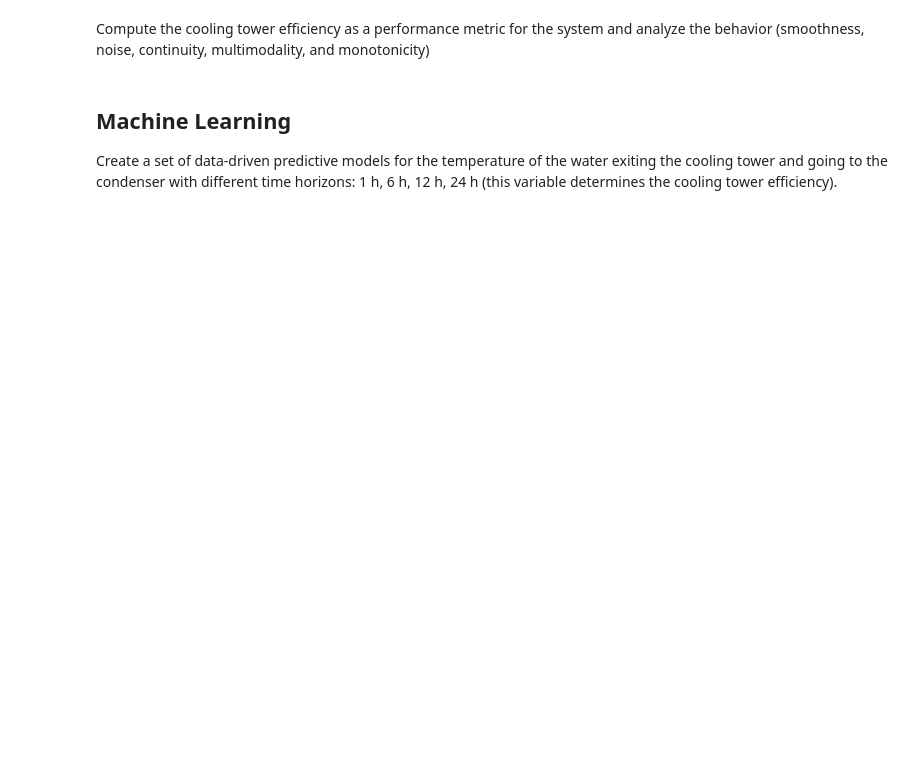
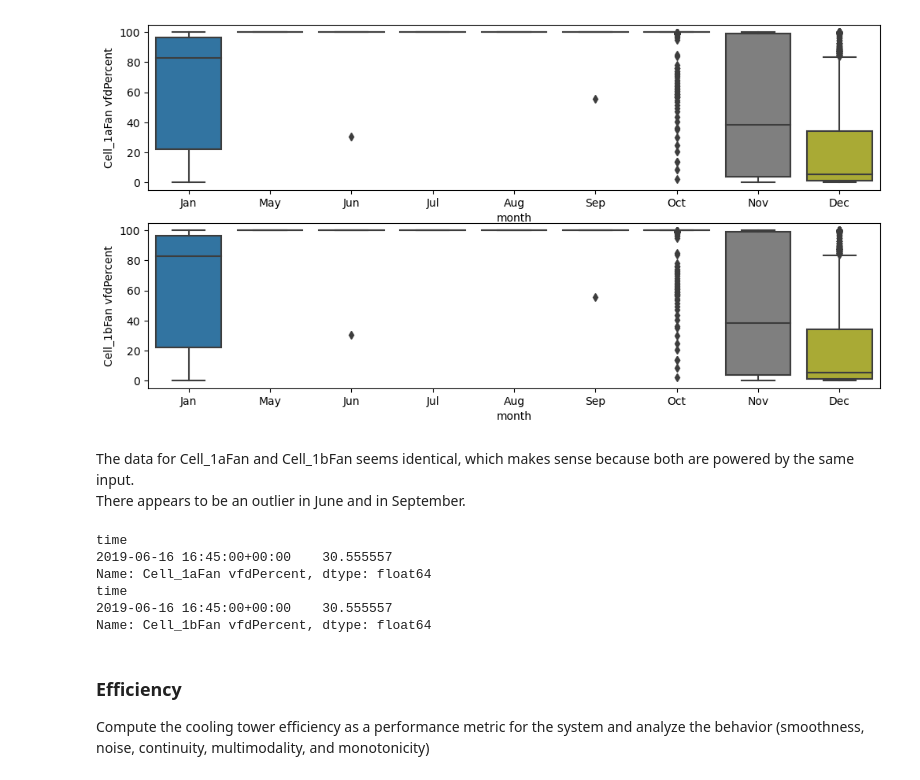
Before and after one commit to MACS-Research-Lab/Transfer-Learning-for-BES-Energy-Forecasting, a Jupyter notebook: analysis.ipynb, the cells around one changed output. Saved outputs shown, nothing was run; the diff lists cells and outputs as text; code cells hidden in the pictures; blank space fills up the shorter version.

Commit message:
boxplot visualization

```diff
--- a/analysis.ipynb
+++ b/analysis.ipynb
@@ -18,0 +21,5 @@ The temperature difference between inlet and outlet water (t_i  - t_o ) is no
+# %%
+import pandas as pd
+
+df = pd.read_csv('data/2621_Cooling_Tower_1.csv', index_col='time')
+df.head()
@@ -20,0 +60,6 @@ The temperature difference between inlet and outlet water (t_i  - t_o ) is no
+# %%
+df.dropna(axis=1, how="all", inplace=True)
+# %%
+# fix data types
+df.index = pd.to_datetime(df.index, utc='True')
+df.dtypes
@@ -22,0 +103,30 @@ The temperature difference between inlet and outlet water (t_i  - t_o ) is no
+# %%
+df['month'] = df.index.strftime('%b')
+
+fig, ax = plt.subplots(2)
+fig.set_size_inches((12,6))
+sns.boxplot(x='month',y='Cell_1aFan vfdPercent', data=df.loc[df['Cell_1aFan fanOnOff'] == True],ax=ax[0])
+sns.boxplot(x='month',y='Cell_1bFan vfdPercent', data=df.loc[df['Cell_1bFan fanOnOff'] == True],ax=ax[1])
+plt.show()
+# %% [output]
+[figure, added]
+# %% [markdown]
+The data for Cell_1aFan and Cell_1bFan seems identical, which makes sense because both are powered by the same input. <br/>
+There appears to be an outlier in June and in September.
+# %%
+def find_outliers_IQR(df):
+   q1=df.quantile(0.25)
+   q3=df.quantile(0.75)
+   IQR=q3-q1
+   outliers = df[((df<(q1-1.5*IQR)) | (df>(q3+1.5*IQR)))]
+   return outliers
+
+print(find_outliers_IQR(df.loc['2019-06','Cell_1aFan vfdPercent'].loc[df['Cell_1aFan fanOnOff'] == True]))
+print(find_outliers_IQR(df.loc['2019-06','Cell_1bFan vfdPercent'].loc[df['Cell_1bFan fanOnOff'] == True]))
+# %% [output]
+time
+2019-06-16 16:45:00+00:00    30.555557
+Name: Cell_1aFan vfdPercent, dtype: float64
+time
+2019-06-16 16:45:00+00:00    30.555557
+Name: Cell_1bFan vfdPercent, dtype: float64
@@ -23,5 +135,3 @@ The temperature difference between inlet and outlet water (t_i  - t_o ) is no
 # %% [markdown]
+### Efficiency
 Compute the cooling tower efficiency as a performance metric for the system and analyze the behavior (smoothness, noise, continuity, multimodality, and monotonicity)
-# %% [markdown]
-## Machine Learning
-Create a set of data-driven predictive models for the temperature of the water exiting the cooling tower and going to the condenser with different time horizons: 1 h, 6 h, 12 h, 24 h (this variable determines the cooling tower efficiency).
```
Also changed, not shown: parts of 14 cells of this notebook.
